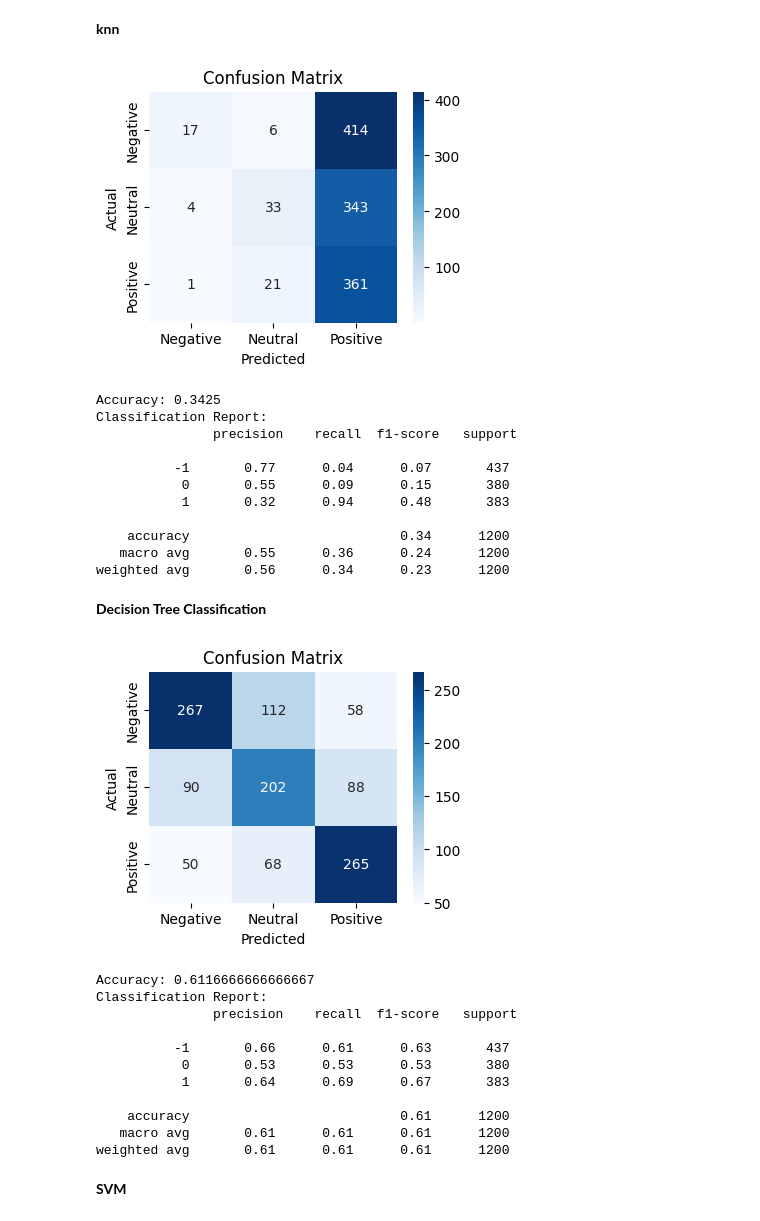
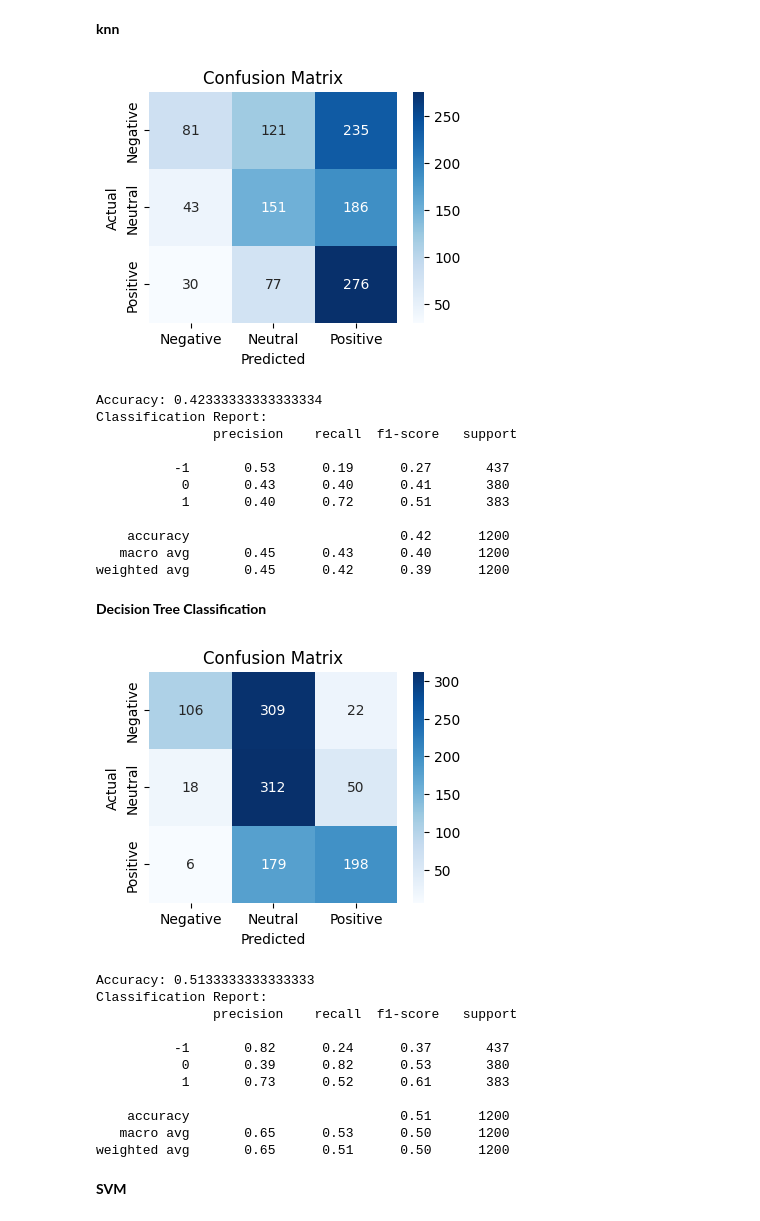
Before and after one commit to shakedbakst/Amazon_Reviews, a Jupyter notebook: amazon.ipynb, the cells around one changed output. Cells and saved outputs as stored; diff of their text form; code cells hidden in the pictures.

```diff
--- a/amazon.ipynb
+++ b/amazon.ipynb
@@ -202,8 +209,8 @@ y = df['sentiment']
 # Split the dataset into training and testing sets
 X_train, X_test, y_train, y_test = train_test_split(X, y, test_size=0.2, random_state=42)
 
-# Initialize TF-IDF Vectorizer
-vectorizer = TfidfVectorizer()
+# Initialize TF-IDF Vectorizer with stop words, max features, and n-grams
+vectorizer = TfidfVectorizer(stop_words='english', max_features=5000, ngram_range=(1, 2))
 
 # Fit on training data
 X_train_transformed = vectorizer.fit_transform(X_train)
@@ -239,60 +248,60 @@ report = classification_report(y_test, y_pred)
 print("Accuracy:", accuracy)
 print("Classification Report:\n", report)
 # %% [output]
-[figure, old version]
+[figure, new version]
-Accuracy: 0.3425
+Accuracy: 0.42333333333333334
 Classification Report:
                precision    recall  f1-score   support
 
-          -1       0.77      0.04      0.07       437
-           0       0.55      0.09      0.15       380
-           1       0.32      0.94      0.48       383
+          -1       0.53      0.19      0.27       437
+           0       0.43      0.40      0.41       380
+           1       0.40      0.72      0.51       383
 
-    accuracy                           0.34      1200
-   macro avg       0.55      0.36      0.24      1200
-weighted avg       0.56      0.34      0.23      1200
+    accuracy                           0.42      1200
+   macro avg       0.45      0.43      0.40      1200
+weighted avg       0.45      0.42      0.39      1200
 # %% [markdown]
 **Decision Tree Classification**
 # %%
 # Initialize Decision Tree classifier
-clf = DecisionTreeClassifier()
+clf = DecisionTreeClassifier(max_depth=10, min_samples_split=5)
 
 # Fit the classifier on the training data
 clf.fit(X_train_transformed, y_train)
 
 # Make predictions on the test set
 y_pred = clf.predict(X_test_transformed)
 
 # Plot confusion matrix using seaborn
 conf_matrix = confusion_matrix(y_test, y_pred)
 plt.figure(figsize=(4, 3))
 sns.heatmap(conf_matrix, annot=True, fmt='d', cmap='Blues',
             xticklabels=['Negative', 'Neutral', 'Positive'],
             yticklabels=['Negative', 'Neutral', 'Positive'])
 plt.xlabel('Predicted')
 plt.ylabel('Actual')
 plt.title('Confusion Matrix')
 plt.show()
 
 # Evaluate the performance
 accuracy = accuracy_score(y_test, y_pred)
 report = classification_report(y_test, y_pred)
 
 print("Accuracy:", accuracy)
 print("Classification Report:\n", report)
 # %% [output]
-[figure, old version]
+[figure, new version]
-Accuracy: 0.6116666666666667
+Accuracy: 0.5133333333333333
 Classification Report:
                precision    recall  f1-score   support
 
-          -1       0.66      0.61      0.63       437
-           0       0.53      0.53      0.53       380
-           1       0.64      0.69      0.67       383
+          -1       0.82      0.24      0.37       437
+           0       0.39      0.82      0.53       380
+           1       0.73      0.52      0.61       383
 
-    accuracy                           0.61      1200
-   macro avg       0.61      0.61      0.61      1200
-weighted avg       0.61      0.61      0.61      1200
+    accuracy                           0.51      1200
+   macro avg       0.65      0.53      0.50      1200
+weighted avg       0.65      0.51      0.50      1200
 # %% [markdown]
 **SVM**
 # %%
```
Also changed, not shown: parts of 35 cells of this notebook.
